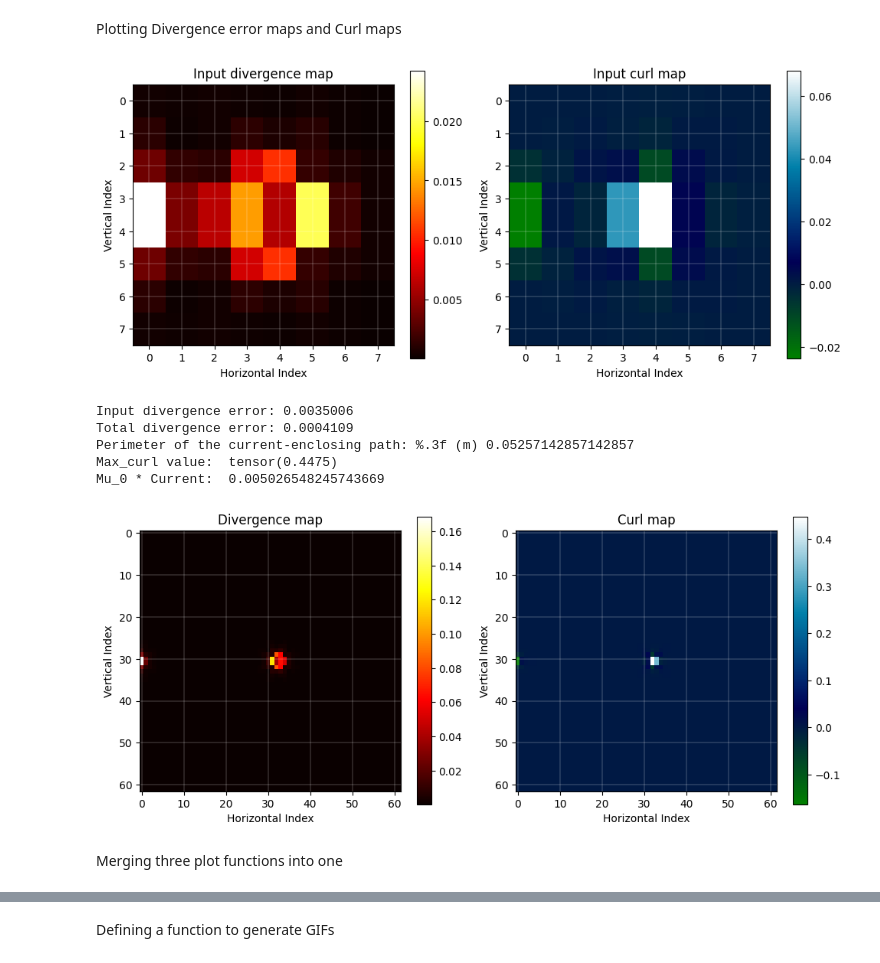
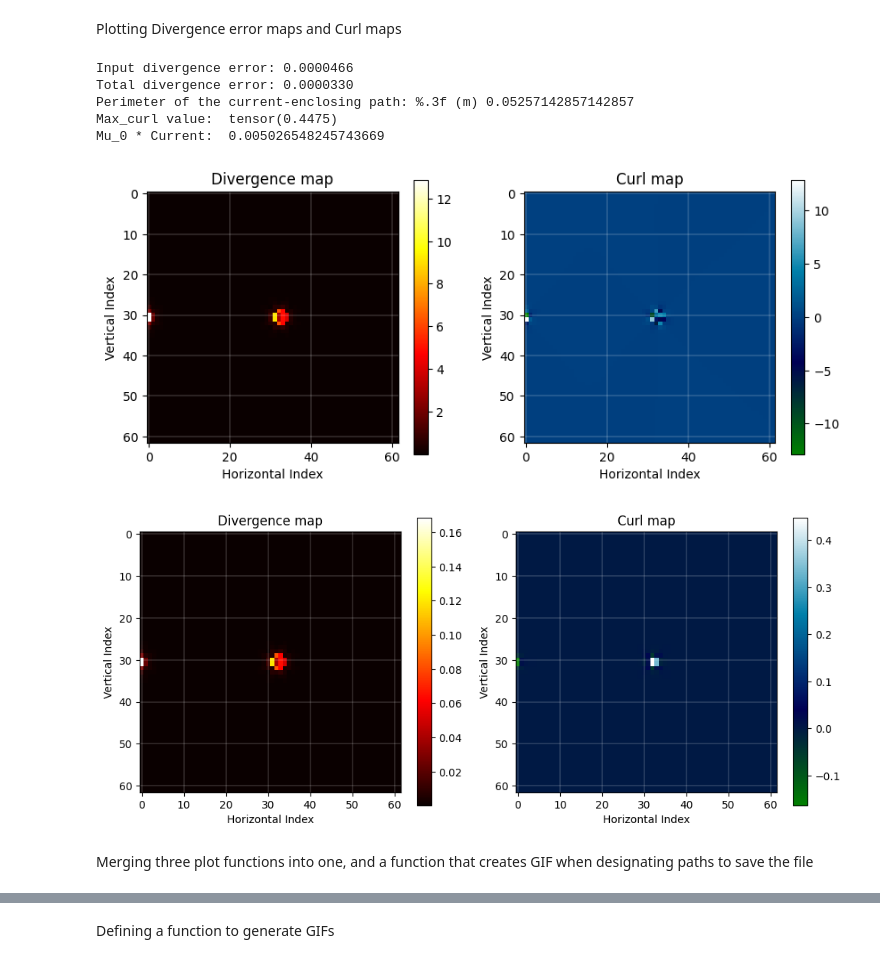
Before and after one commit to XUideaList/Validating-Ampere-s-law-with-PINN, a Jupyter notebook: UPRC_Validation_for_Ampere's_law.ipynb, the cells around one changed output, grey strips where cells are left out. Saved outputs shown, nothing was run; the diff lists cells and outputs as text; code cells hidden in the pictures.

```diff
--- a/UPRC_Validation_for_Ampere's_law.ipynb
+++ b/UPRC_Validation_for_Ampere's_law.ipynb
@@ -373,26 +386,5 @@ interpolating unit length: 0.0066 (m)
 #Plotting and defining field_derivatives and its errors
 # %% [markdown]
 Defining Convolution and Convolution layers for in/output vector fields
-# %%
-def div_err(div_map): # div_map -> (1,interp_num, interp_num) shaped tensor denoting the divergence of the field.
-  grid_number = div_map.numel()
-  divergence_error = torch.mean(torch.sqrt(div_map**2)) # weighted by squaring the divergence so that large errors contribute more.
-  # May have to remove the squaring operation since it may converge to a trivial solution.
-  return divergence_error
-
-def curl_sum(curl_map):
-  pos_idx, neg_idx = curl_map > 0, curl_map < 0
-  pos_curl, neg_curl = torch.sum(curl_map[pos_idx]), torch.sum(curl_map[neg_idx])
-  sum_pos, neg_pos = torch.sum(pos_curl), torch.sum(neg_curl)
-  return sum_pos, neg_pos
-
-# Defining a layer to evaluate the Divergence/Curl of the in/output field is done in the following sections describing NN models.
-# The input for this layer will be the predicted field. (Or the true field depending on occasions)
-
-# Outside the model just for clarification.
-def vector_field_conv(input_field, diff_kernel):
-  #print(input_field.dtype, diff_kernel.dtype)
-  convoluted_field = F.conv2d(input_field, weight=diff_kernel,stride=1, padding=0)#, groups=input_field.shape[0])
-  return convoluted_field
 # %% [markdown]
 The convolution process itself doesn't take much time even for fields with magnfiy_num=7
@@ -418,46 +446,54 @@ def portable_heatmap(map_data, ax_map, fig_map, plot_name = "map", c_option="hot
   if(show_option):
     #plt.figure(dpi=300)
     ax_map.show()
 
 
-testing_div, testing_curl = torch.sqrt(vector_field_conv(true_field, div_kernel_3)**2), vector_field_conv(true_field, curl_kernel_3)
-input_div, input_curl = torch.sqrt(vector_field_conv(fixed_field, div_kernel_3)**2), vector_field_conv(fixed_field, curl_kernel_3)
+testing_div, testing_curl = torch.abs(vector_field_conv(true_field, div_kernel_3)), vector_field_conv(true_field, curl_kernel_3)
+input_div, input_curl = torch.abs(vector_field_conv(fixed_field, div_kernel_3)), vector_field_conv(fixed_field, curl_kernel_3)
 
+diff_interp_div, diff_interp_curl = torch.abs(compute_div(true_field)).to(DEVICE), compute_curl(true_field).to(DEVICE)
+dif_test_map2, dif_axes_map2 = plt.subplots(1,2, figsize=(10,5))
+
+'''
 fig_test_map, axes_map = plt.subplots(1,2, figsize=(10,5))
 portable_heatmap(input_div, axes_map[0], fig_test_map, "Input divergence map", "hot", 0)
 portable_heatmap(input_curl, axes_map[1], fig_test_map, "Input curl map", "ocean", 0)
 
 plt.tight_layout()
 plt.show()
-
+'''
 print("Input divergence error: %.7f"%div_err(input_div))
 
 out_curr, in_curr = curl_sum(testing_curl)
 unit_interp_area = interp_length**2
 
 print("Total divergence error: %.7f"%div_err(testing_div))
 print("Perimeter of the current-enclosing path: %.3f (m)", 8*interp_length)
 
 print("Max_curl value: ", torch.max(testing_curl))
 #print("With CurlMap: Permeability times outgoing current: %.3f, ingoing current: %.3f"%(out_curr,in_curr))
 print("Mu_0 * Current: ",mu*I_ampere)
 
-
 fig_test_map2, axes_map2 = plt.subplots(1,2, figsize=(10,5))
 portable_heatmap(testing_div, axes_map2[0], fig_test_map2,  "Divergence map","hot",0)
 portable_heatmap(testing_curl,  axes_map2[1], fig_test_map2, "Curl map", "ocean",0)
+
+portable_heatmap(diff_interp_div, dif_axes_map2[0], dif_test_map2,  "Divergence map","hot",0)
+portable_heatmap(diff_interp_curl,  dif_axes_map2[1], dif_test_map2, "Curl map", "ocean",0)
+
+
 plt.tight_layout()
 plt.show()
 # %% [output]
+Input divergence error: 0.0000466
+Total divergence error: 0.0000330
+Perimeter of the current-enclosing path: %.3f (m) 0.05257142857142857
+Max_curl value:  tensor(0.4475)
+Mu_0 * Current:  0.005026548245743669
-[figure, old version]
+[figure, new version]
-Input divergence error: 0.0035006
-Total divergence error: 0.0004109
-Perimeter of the current-enclosing path: %.3f (m) 0.05257142857142857
-Max_curl value:  tensor(0.4475)
-Mu_0 * Current:  0.005026548245743669
 [figure]
 # %% [markdown]
-Merging three plot functions into one
+Merging three plot functions into one, and a function that creates GIF when designating paths to save the file
 # %%
 def combined_plot(vector_field, coords, coord_X, coord_Y, map_data
                   ,plot_name=["Combined Plot","Combined Plot","Combined Plot"]
```
Also changed, not shown: parts of 52 cells of this notebook.
